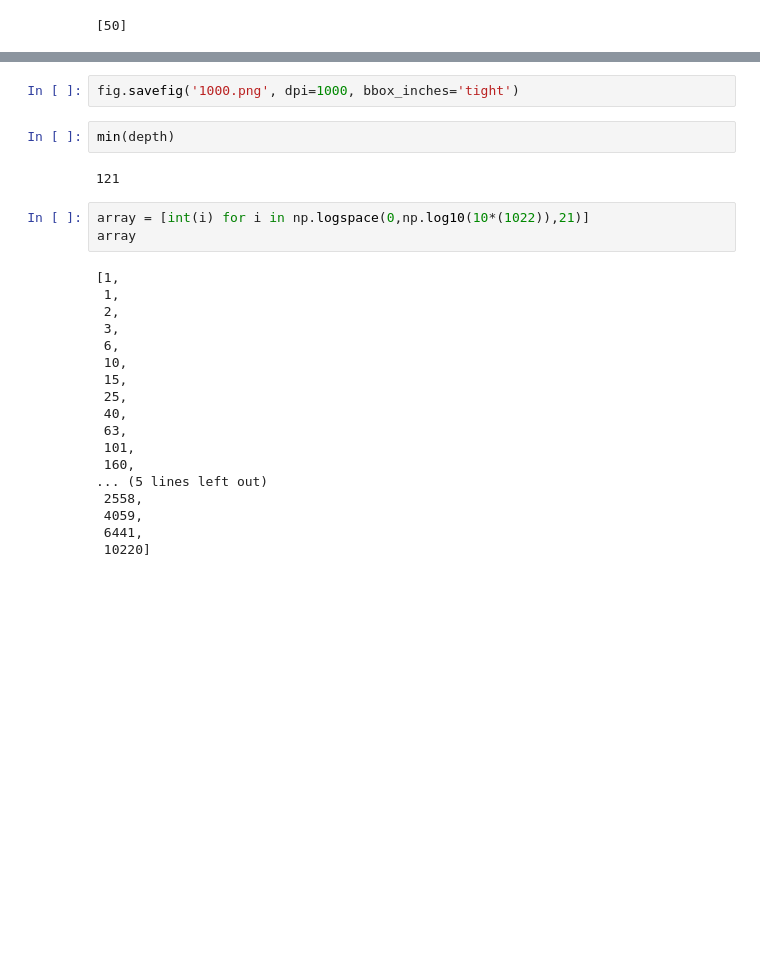
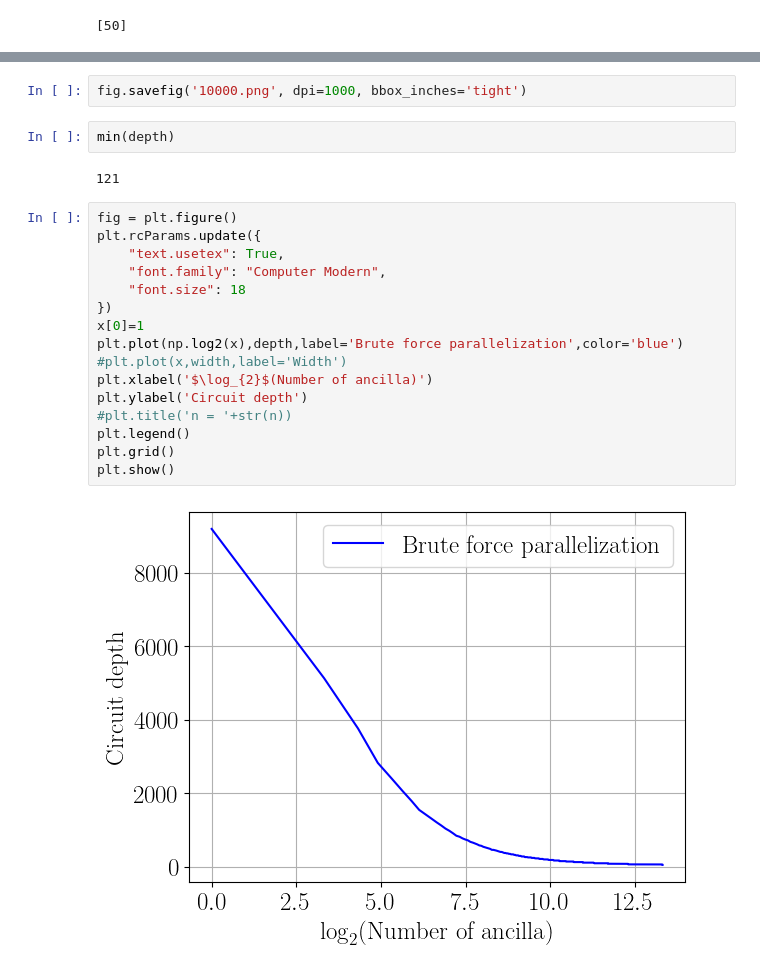
Before and after one commit to ugo-nzongani/Adjustable-depth-quantum-circuit-for-diagonal-unitary-and-QSP, a Jupyter notebook: 2024.ipynb, the cells around one changed output, grey strips where cells are left out. Saved outputs shown, nothing was run; the diff lists cells and outputs as text; blank space fills up the shorter version.

```diff
--- a/2024.ipynb
+++ b/2024.ipynb
@@ -1058,27 +1149,24 @@ depth
 # %%
-fig.savefig('1000.png', dpi=1000, bbox_inches='tight')
+fig.savefig('10000.png', dpi=1000, bbox_inches='tight')
 # %%
 min(depth)
 # %% [output]
 121
 # %%
-array = [int(i) for i in np.logspace(0,np.log10(10*(1022)),21)]
-array
+fig = plt.figure()
+plt.rcParams.update({
+    "text.usetex": True,
+    "font.family": "Computer Modern",
+    "font.size": 18
+})
+x[0]=1
+plt.plot(np.log2(x),depth,label='Brute force parallelization',color='blue')
+#plt.plot(x,width,label='Width')
+plt.xlabel('$\log_{2}$(Number of ancilla)')
+plt.ylabel('Circuit depth')
+#plt.title('n = '+str(n))
+plt.legend()
+plt.grid()
+plt.show()
 # %% [output]
-[1,
- 1,
- 2,
- 3,
- 6,
- 10,
- 15,
- 25,
- 40,
- 63,
- 101,
- 160,
-... (5 lines left out)
- 2558,
- 4059,
- 6441,
- 10220]
+[figure, added]
```
Also changed, not shown: parts of 13 cells of this notebook.
